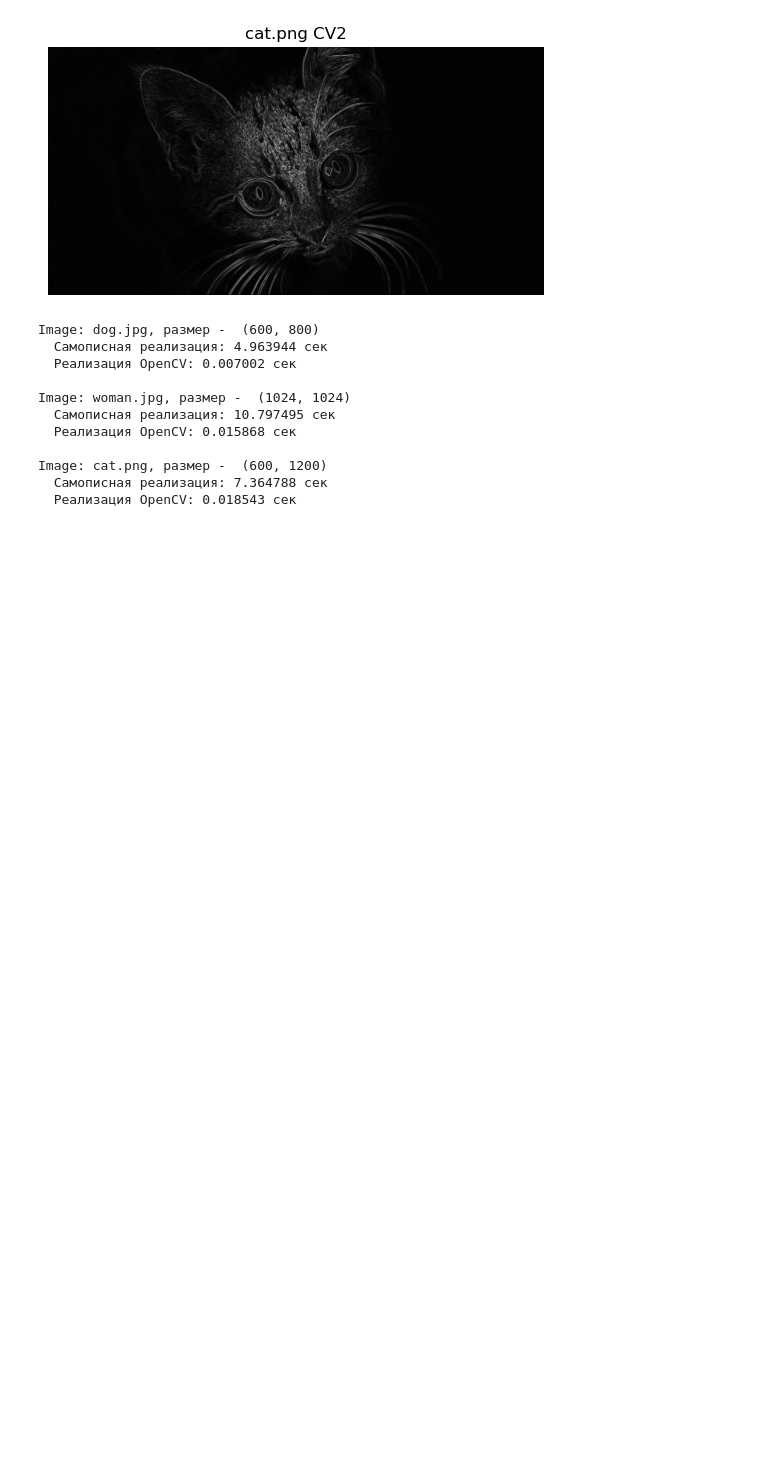
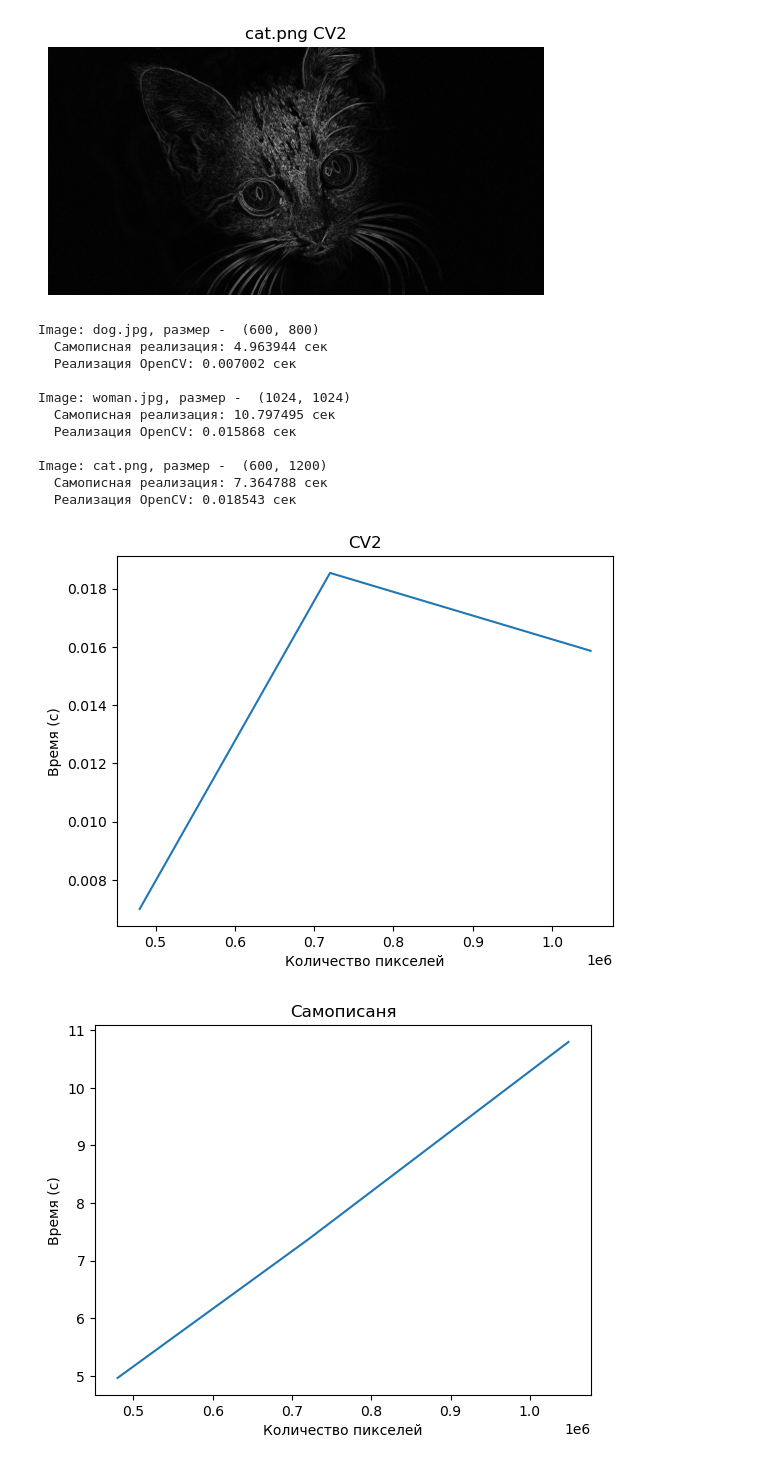
Before and after one commit to Besenok-13/CV-ITMO-Master-course, a Jupyter notebook: lab1/lab1.ipynb, the cells around one changed output. Saved outputs shown, nothing was run; the diff lists cells and outputs as text; code cells hidden in the pictures; blank space fills up the shorter version.

Commit message:
add curves

```diff
--- a/lab1/lab1.ipynb
+++ b/lab1/lab1.ipynb
@@ -128,3 +128,19 @@ Image: woman.jpg, размер -  (1024, 1024)
 Image: cat.png, размер -  (600, 1200)
   Самописная реализация: 7.364788 сек
   Реализация OpenCV: 0.018543 сек
+# %%
+results = sorted(results, key = lambda x: np.dot(*x[-1]))
+
+plt.plot([np.dot(*i[-1]) for i in results], [i[-2] for i in results])
+plt.title(label="CV2")
+plt.xlabel("Количество пикселей")
+plt.ylabel("Время (с)")
+plt.show()
+plt.plot([np.dot(*i[-1]) for i in results], [i[-3] for i in results])
+plt.title(label="Самописаня")
+plt.xlabel("Количество пикселей")
+plt.ylabel("Время (с)")
+plt.show()
+# %% [output]
+[figure, added]
+[figure, added]
```
Also changed, not shown: 3 other files.
